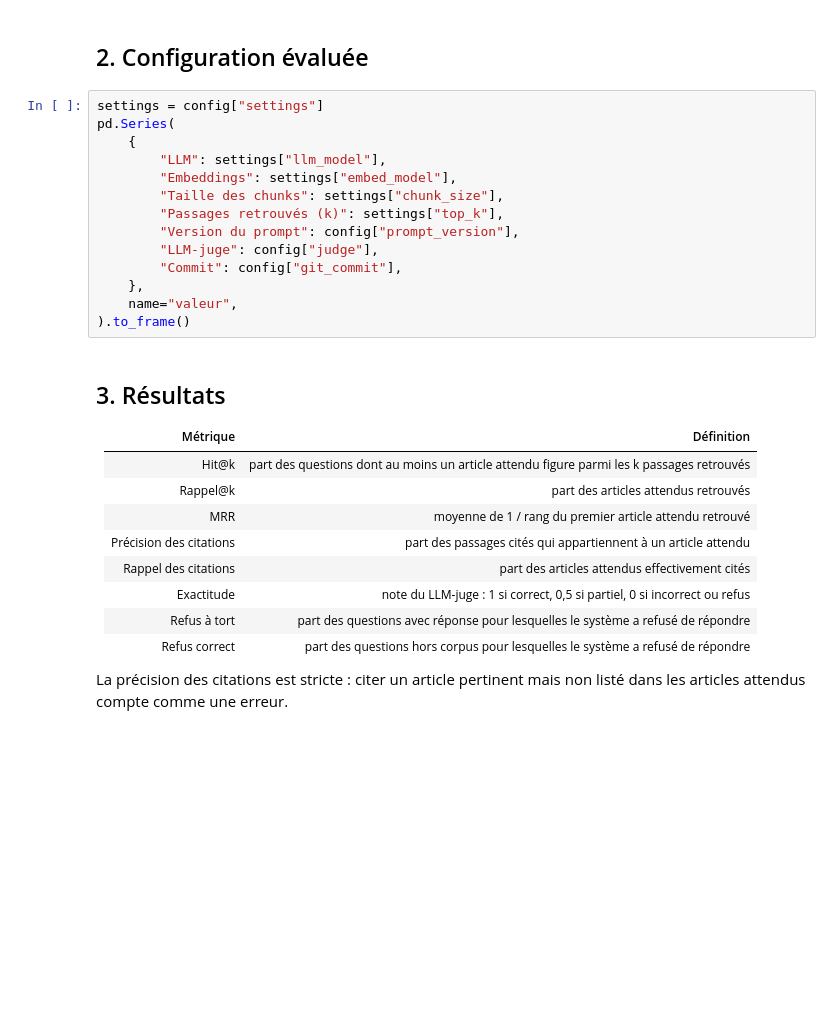
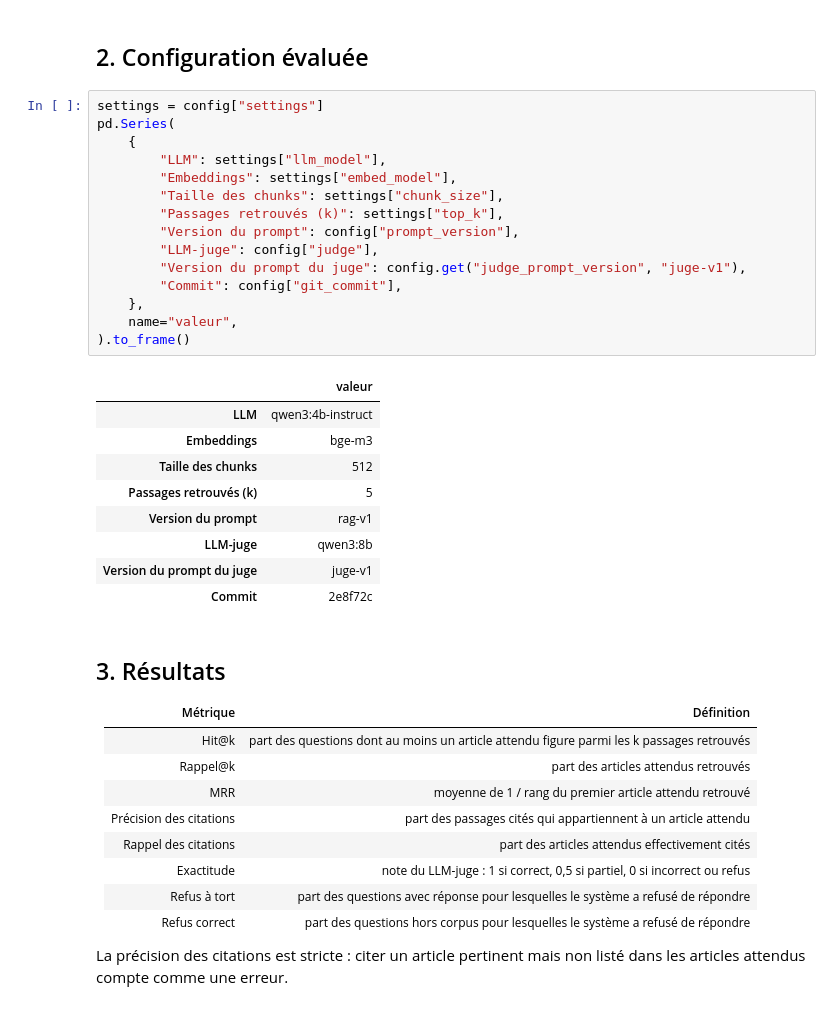
Before and after one commit to louchenilounes/assistant-rag-agents, a Jupyter notebook: notebooks/03_evaluation_baseline.ipynb, the cells around one changed output. Saved outputs shown, nothing was run; the diff lists cells and outputs as text; blank space fills up the shorter version.

```diff
--- a/notebooks/03_evaluation_baseline.ipynb
+++ b/notebooks/03_evaluation_baseline.ipynb
@@ -40,17 +47,28 @@ pd.crosstab(questions["type"], questions["split"], margins=True, margins_name="t
 # %%
 settings = config["settings"]
 pd.Series(
     {
         "LLM": settings["llm_model"],
         "Embeddings": settings["embed_model"],
         "Taille des chunks": settings["chunk_size"],
         "Passages retrouvés (k)": settings["top_k"],
         "Version du prompt": config["prompt_version"],
         "LLM-juge": config["judge"],
+        "Version du prompt du juge": config.get("judge_prompt_version", "juge-v1"),
         "Commit": config["git_commit"],
     },
     name="valeur",
 ).to_frame()
+# %% [output]
+|  | valeur |
+| LLM | qwen3:4b-instruct |
+| Embeddings | bge-m3 |
+| Taille des chunks | 512 |
+| Passages retrouvés (k) | 5 |
+| Version du prompt | rag-v1 |
+| LLM-juge | qwen3:8b |
+| Version du prompt du juge | juge-v1 |
+| Commit | 2e8f72c |
 # %% [markdown]
 ## 3. Résultats
 
```
Also changed, not shown: parts of 17 cells of this notebook, 8 other files.
